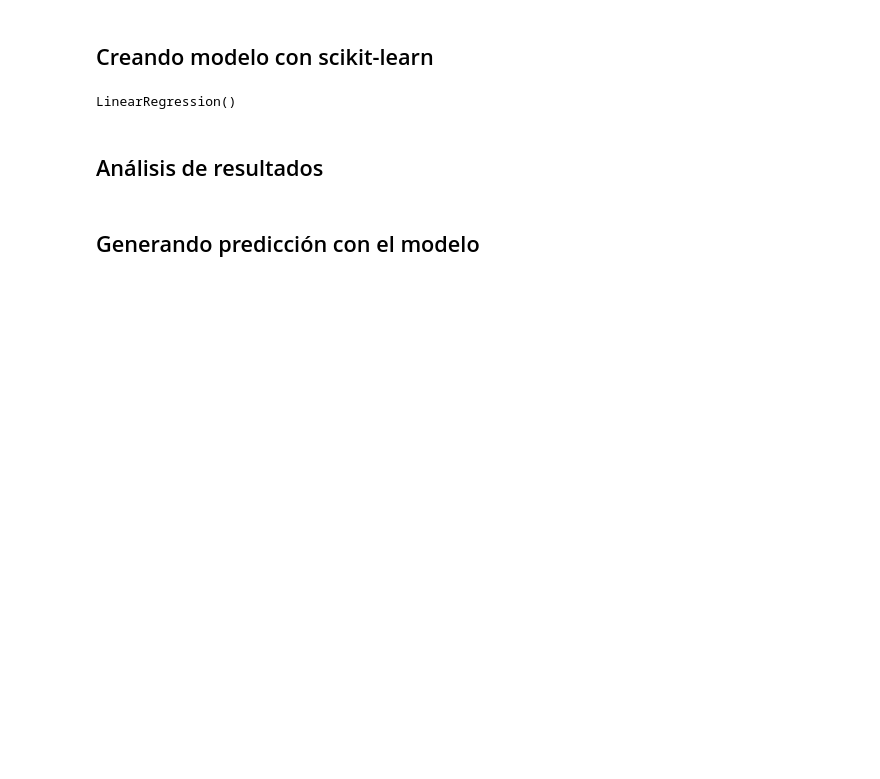
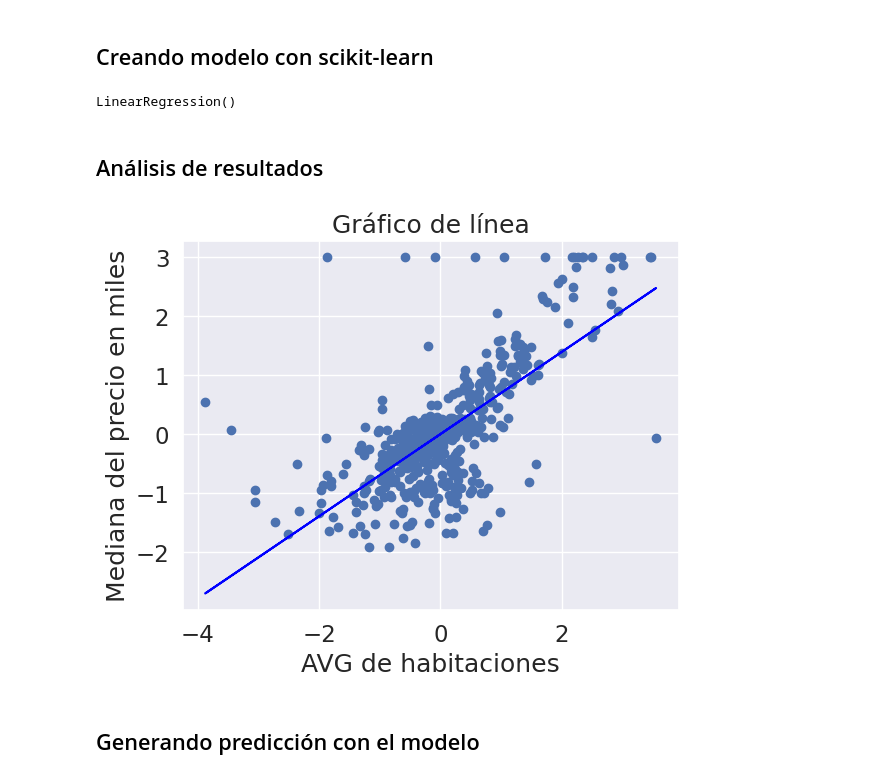
Before and after one commit to dparedes616/machine-learning, a Jupyter notebook: regresion_lineal.ipynb, the cells around one changed output. Cells and saved outputs as stored; diff of their text form; code cells hidden in the pictures; blank space fills up the shorter version.

```diff
--- a/regresion_lineal.ipynb
+++ b/regresion_lineal.ipynb
@@ -81,5 +81,14 @@ slr.fit(x_std, y_std)
 LinearRegression()
 # %% [markdown]
 ## Análisis de resultados
+# %%
+plt.scatter(x_std, y_std)
+plt.plot(x_std, slr.predict(x_std), color="blue")
+plt.xlabel("AVG de habitaciones")
+plt.ylabel('Mediana del precio en miles')
+plt.title('Gráfico de línea')
+plt.show()
+# %% [output]
+[figure, added]
 # %% [markdown]
 ## Generando predicción con el modelo
```
